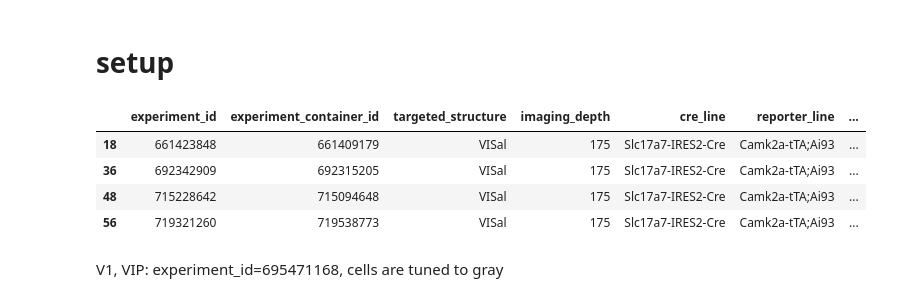
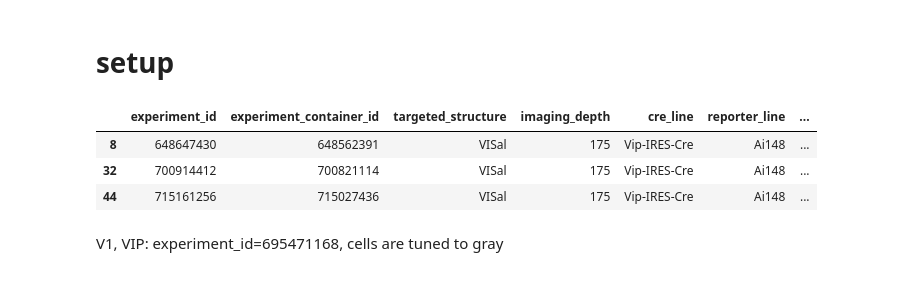
Before and after one commit to hanshuting/swdb_2018_tools, a Jupyter notebook: theory_project/tuning_curve_analysis.ipynb, the cells around one changed output. Cells and saved outputs as stored; diff of their text form; code cells hidden in the pictures.

```diff
--- a/theory_project/tuning_curve_analysis.ipynb
+++ b/theory_project/tuning_curve_analysis.ipynb
@@ -29,16 +29,15 @@ manifest = pd.read_csv(os.path.join(drive_path,manifest_file))
 # %%
 # find experiment ids
 targeted_structure = 'VISal'
-cre_line = 'Slc17a7-IRES2-Cre'
-# cre_line = 'Vip-IRES-Cre'
+# cre_line = 'Slc17a7-IRES2-Cre'
+cre_line = 'Vip-IRES-Cre'
 session_type = 'behavior_session_A'
 manifest[(manifest['targeted_structure']==targeted_structure) & (manifest['cre_line']==cre_line) & (manifest['session_type']==session_type)]
 # %% [output]
 |  | experiment_id | experiment_container_id | targeted_structure | imaging_depth | cre_line | reporter_line | ... |
-| 18 | 661423848 | 661409179 | VISal | 175 | Slc17a7-IRES2-Cre | Camk2a-tTA;Ai93 | ... |
-| 36 | 692342909 | 692315205 | VISal | 175 | Slc17a7-IRES2-Cre | Camk2a-tTA;Ai93 | ... |
-| 48 | 715228642 | 715094648 | VISal | 175 | Slc17a7-IRES2-Cre | Camk2a-tTA;Ai93 | ... |
-| 56 | 719321260 | 719538773 | VISal | 175 | Slc17a7-IRES2-Cre | Camk2a-tTA;Ai93 | ... |
+| 8 | 648647430 | 648562391 | VISal | 175 | Vip-IRES-Cre | Ai148 | ... |
+| 32 | 700914412 | 700821114 | VISal | 175 | Vip-IRES-Cre | Ai148 | ... |
+| 44 | 715161256 | 715027436 | VISal | 175 | Vip-IRES-Cre | Ai148 | ... |
 # %% [markdown]
 V1, VIP: experiment_id=695471168, cells are tuned to gray
 # %%
```
Also changed, not shown: parts of 14 cells of this notebook.
